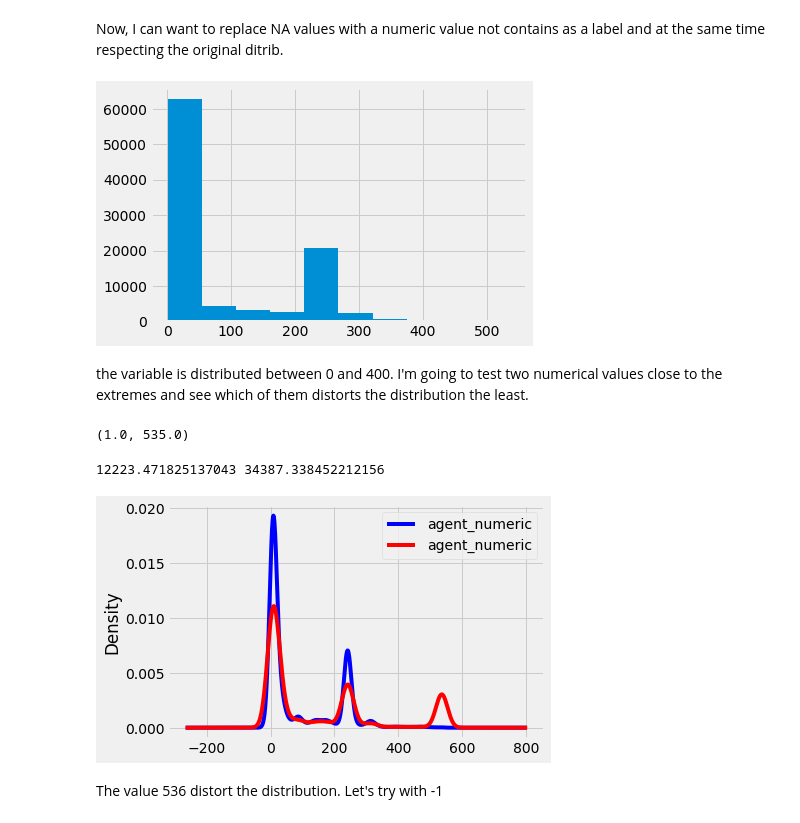
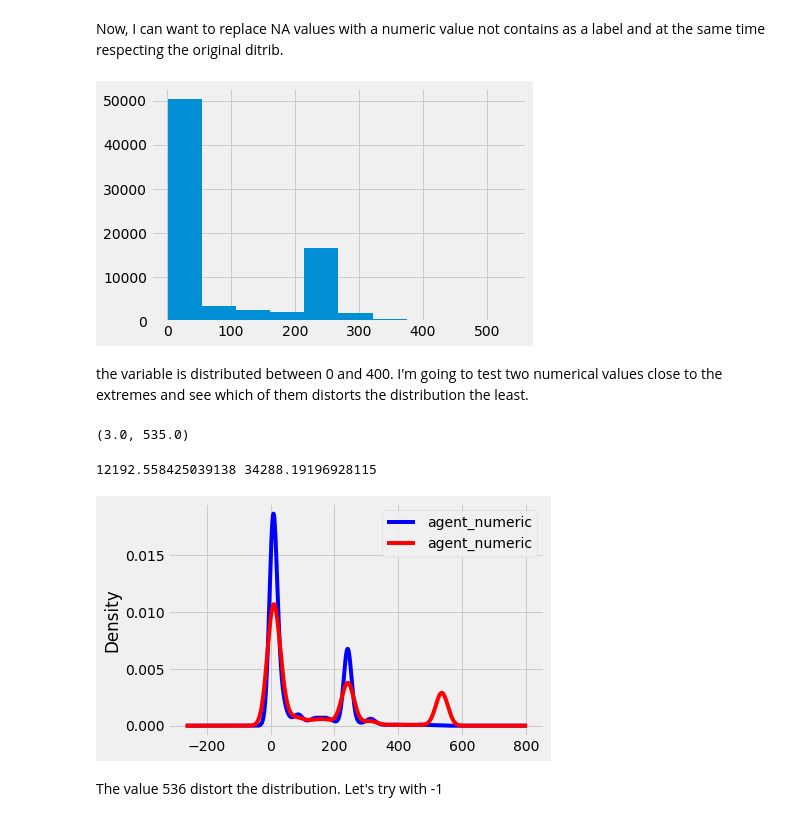
Before and after one commit to dajebbar/zoomcampML, a Jupyter notebook: midTermproject/notebook.ipynb, the cells around one changed output. Cells and saved outputs as stored; diff of their text form; code cells hidden in the pictures.

Commit message:
best model

```diff
--- a/midTermproject/notebook.ipynb
+++ b/midTermproject/notebook.ipynb
@@ -447,0 +451,10 @@ In this part which is the most important of all and which is crucial for a good
+# %%
+from sklearn.model_selection import train_test_split
+
+X_train, X_dev, y_train, y_dev = train_test_split(
+    data,
+    target,
+    test_size=.2,
+    random_state=42
+)
+X_train.shape, y_train.shape, X_dev.shape, y_dev.shape
@@ -560,7 +575,8 @@ The right choice would be to first make the agent variable mixed. That is to say
 **Transform to Mixte Variable**
 # %%
 # agent
-df_train['agent'] = df_train['agent'].fillna('not agent')
+X_train['agent'] = X_train['agent'].fillna('not agent')
+X_dev['agent'] = X_dev['agent'].fillna('not agent')
 df_test['agent'] = df_test['agent'].fillna('not agent')
 # %%
 plt.figure(figsize=(8,5), dpi=85)
@@ -574,16 +590,32 @@ plt.show()
 # agent train data set
 
 # extract numerical part
-df_train['agent_numeric'] = pd.to_numeric(
-    df_train['agent'],
+X_train['agent_numeric'] = pd.to_numeric(
+    X_train['agent'],
     errors='coerce',
     downcast='integer',
 )
 
 # extract categorical part
-df_train['agent_categoric'] = np.where(
-    df_train['agent_numeric'].isnull(),
-    df_train['agent'],
+X_train['agent_categoric'] = np.where(
+    X_train['agent_numeric'].isnull(),
+    X_train['agent'],
+    np.nan
+)
+
+# agent dev data set
+
+# extract numerical part
+X_dev['agent_numeric'] = pd.to_numeric(
+    X_dev['agent'],
+    errors='coerce',
+    downcast='integer',
+)
+
+# extract categorical part
+X_dev['agent_categoric'] = np.where(
+    X_dev['agent_numeric'].isnull(),
+    X_dev['agent'],
     np.nan
 )
 
@@ -611,6 +643,7 @@ array(['not agent', nan], dtype=object)
 for nan we can easily replaced with 'agent' and we get two categories
 # %%
 # agent categoric
-df_train['agent_categoric'] = df_train['agent_categoric'].fillna("agent")
+X_train['agent_categoric'] = X_train['agent_categoric'].fillna("agent")
+X_dev['agent_categoric'] = X_dev['agent_categoric'].fillna("agent")
 df_test['agent_categoric'] = df_test['agent_categoric'].fillna("agent")
 # %%
@@ -623,30 +656,30 @@ array(['not agent', 'agent'], dtype=object)
 Now, I can want to replace NA values with a numeric value not contains as a label and at the same time respecting the original ditrib.
 # %%
 # ditribution of new variable agent_numeric
-df_train['agent_numeric'].hist(bins=10);
+X_train['agent_numeric'].hist(bins=10);
 # %% [output]
-[figure, old version]
+[figure, new version]
 # %% [markdown]
 the variable is distributed between 0 and 400. I'm going to test two numerical values close to the extremes and see which of them distorts the distribution the least.
 # %%
 # capt the extremes
-sorted(df_train['agent_numeric'].unique().tolist())[1], sorted(df_train['agent_numeric'].unique().tolist())[-1]
+sorted(X_train['agent_numeric'].unique().tolist())[1], sorted(X_train['agent_numeric'].unique().tolist())[-1]
 # %% [output]
-(1.0, 535.0)
+(3.0, 535.0)
 # %%
-# create a copy of df_train for testing
-df_copy = df_train.copy()
+# create a copy of X_train for testing
+df_copy = X_train.copy()
 # replace NA with 536
 df_copy = df_copy.fillna(536)
-print(df_train.agent_numeric.var(), df_copy.agent_numeric.var())
+print(X_train.agent_numeric.var(), df_copy.agent_numeric.var())
 # %% [output]
-12223.471825137043 34387.338452212156
+12192.558425039138 34288.19196928115
 # %%
 fig = plt.figure()
 ax = fig.add_subplot(111)
 
 # original variable distribution
-df_train['agent_numeric'].plot(kind='kde', ax=ax, color='blue')
+X_train['agent_numeric'].plot(kind='kde', ax=ax, color='blue')
 
 # imputed variable
 df_copy['agent_numeric'].plot(kind='kde', ax=ax, color='red')
@@ -656,7 +689,7 @@ lines, labels = ax.get_legend_handles_labels()
 ax.legend(lines, labels, loc='best')
 plt.show()
 # %% [output]
-[figure, old version]
+[figure, new version]
 # %% [markdown]
 The value 536 distort the distribution. Let's try with -1
 # %%
```
Also changed, not shown: parts of 88 cells of this notebook.
